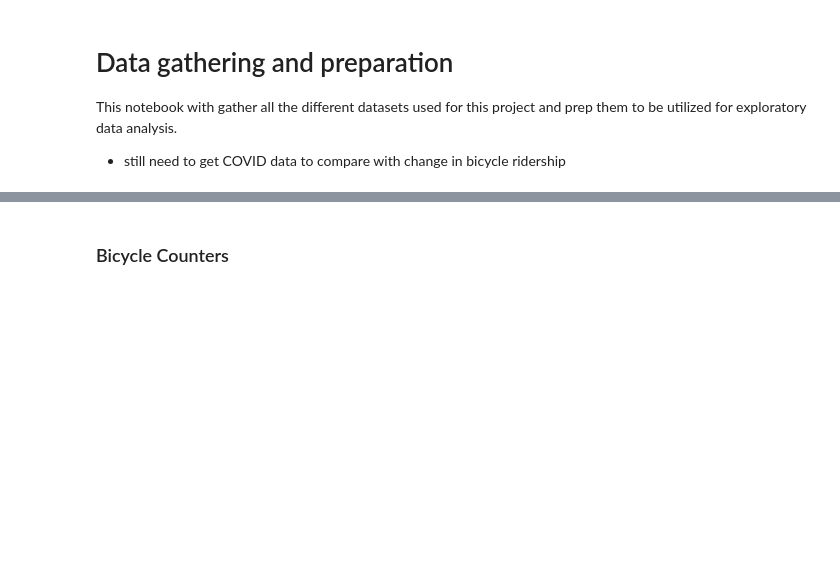
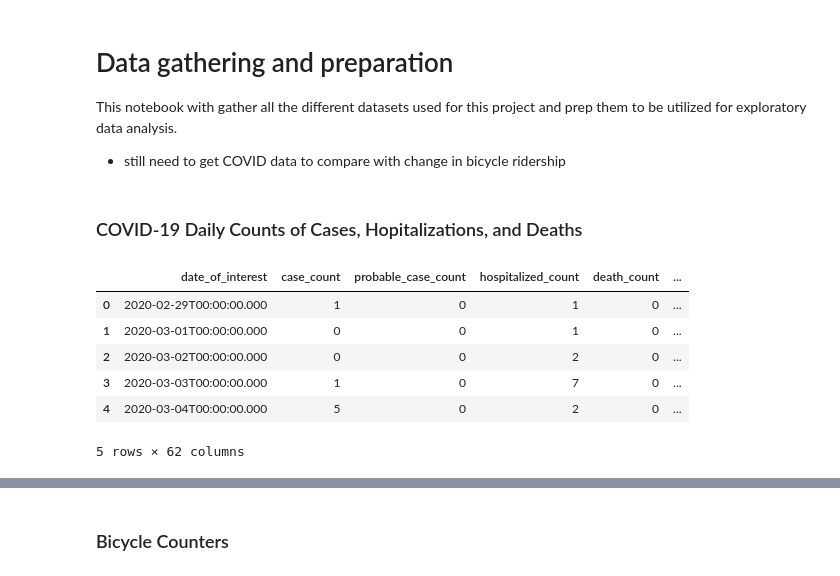
Before and after one commit to justinm0rgan/nyc-bike, a Jupyter notebook: data_gathering.ipynb, the cells around one changed output, grey strips where cells are left out. Drawn from its saved outputs; the diff is of its cells as text; code cells hidden in the pictures; blank space fills up the shorter version.

Commit message:
updated notebook with COVID-19 rates api from NYC Open Data SOCRATA

```diff
--- a/data_gathering.ipynb
+++ b/data_gathering.ipynb
@@ -15,3 +15,25 @@ from shapely.geometry import shape
 
 # import api token
 from src import *
+# %% [markdown]
+### COVID-19 Daily Counts of Cases, Hopitalizations, and Deaths
+# %%
+# set client request for Socrata API
+client = Socrata("data.cityofnewyork.us",app_token)
+
+# make request using API endpoint
+results = client.get("rc75-m7u3", limit=100000)
+
+# create Dataframe out of request
+covid_counts = pd.DataFrame.from_records(results)
+
+# preview dataset
+covid_counts.head()
+# %% [output]
+|  | date_of_interest | case_count | probable_case_count | hospitalized_count | death_count | ... |
+| 0 | 2020-02-29T00:00:00.000 | 1 | 0 | 1 | 0 | ... |
+| 1 | 2020-03-01T00:00:00.000 | 0 | 0 | 1 | 0 | ... |
+| 2 | 2020-03-02T00:00:00.000 | 0 | 0 | 2 | 0 | ... |
+| 3 | 2020-03-03T00:00:00.000 | 1 | 0 | 7 | 0 | ... |
+| 4 | 2020-03-04T00:00:00.000 | 5 | 0 | 2 | 0 | ... |
+5 rows × 62 columns
```
Also changed, not shown: parts of 2 cells of this notebook.
